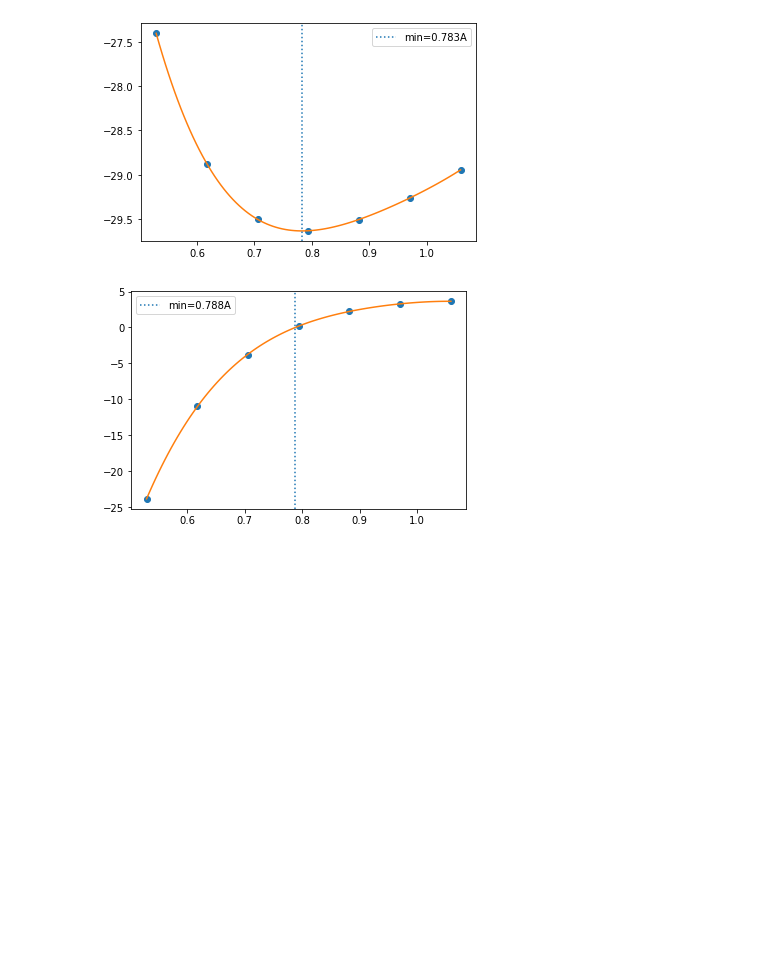
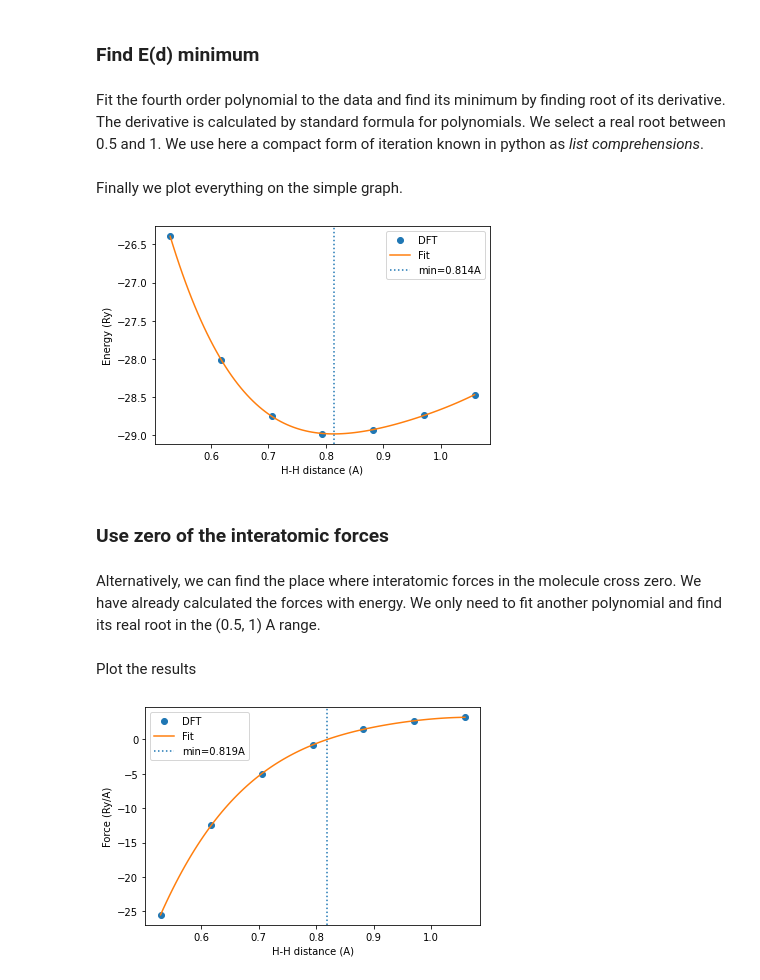
Before and after one commit to jochym/abinitio-methods, a Jupyter notebook: 01_Basic_Calculation.ipynb, the cells around one changed output. Saved outputs shown, nothing was run; the diff lists cells and outputs as text; code cells hidden in the pictures; blank space fills up the shorter version.

Commit message:
Move config of abinit to image add text to example.

```diff
--- a/01_Basic_Calculation.ipynb
+++ b/01_Basic_Calculation.ipynb
@@ -24,10 +33,11 @@ plot_atoms(H2, colors=2*['C0'], show_unit_cell=1);
 # %%
 calc = Abinit(label='h2',
-              nbands=8,
-              ecut=10 * Ry,  # !!
-              kpts=[1, 1, 1],  # !!
-              chksymbreak=0,
-              )
+              nbands=2,           # !!
+              ecut=10 * Ry,       # !!
+              kpts=[1, 1, 1],     # !!
+              toldfe=1.0e-3,      # !!
+              xc='LDA',           # try 'PBE' instead
+              pp_paths=['/usr/share/abinit/psp'], # You can add additional directories here
+              )                                   # if you have your own pseudopotentials
 
-
-calc.set(toldfe=1.0e-3)  # !!
+H2.set_calculator(calc)
@@ -68 +83,5 @@ fit = np.polyfit(EvsD[0]*Bohr, EvsD[1], 4)
+# %% [markdown]
+### Find E(d) minimum
+# %% [markdown]
+Fit the fourth order polynomial to the data and find its minimum by finding root of its derivative. The derivative is calculated by standard formula for polynomials. We select a real root between 0.5 and 1. We use here a compact form of iteration known in python as *list comprehensions*.
 # %%
@@ -70,8 +92,12 @@ mpos = [np.real(r) for r in np.roots(fit[:-1] * np.arange(4,0,-1)) if abs(np.ima
+# %% [markdown]
+Finally we plot everything on the simple graph.
 # %%
-plt.plot(EvsD[0]*Bohr, EvsD[1], "o")
-d = np.linspace(1*Bohr,2*Bohr,100)
-plt.plot(d, np.polyval(fit, d), "-")
-plt.axvline(mpos, ls=':', label=f'min={mpos:.3f}A')
-plt.legend();
+plot(EvsD[0]*Bohr, EvsD[1], "o", label='DFT')
+d = linspace(1*Bohr,2*Bohr,100)
+plot(d, np.polyval(fit, d), "-", label='Fit')
+axvline(mpos, ls=':', label=f'min={mpos:.3f}A')
+xlabel('H-H distance (A)')
+ylabel('Energy (Ry)')
+legend();
 # %% [output]
-[figure, old version]
+[figure, new version]
@@ -80,10 +104,21 @@ fit = np.polyfit(FvsD[0]*Bohr, FvsD[1], 4)
+# %% [markdown]
+### Use zero of the interatomic forces
+# %% [markdown]
+Alternatively, we can find the place where interatomic forces in the molecule cross zero. We have already calculated the forces with energy. We only need to fit another polynomial and find its real root in the (0.5, 1) A range.
 # %%
-mpos = [np.real(r) for r in np.roots(fit) if abs(np.imag(r))<1e-3][-1]
+fit = np.polyfit(FvsD[0]*Bohr, FvsD[1], 4)
+
+mpos = [np.real(r) for r in np.roots(fit)
+        if abs(np.imag(r))<1e-3 and real(r) < 1 and real(r) > 0.5][0]
+# %% [markdown]
+Plot the results
 # %%
-plt.plot(FvsD[0]*Bohr, FvsD[1], "o")
-d = np.linspace(1*Bohr,2*Bohr,100)
-plt.plot(d, np.polyval(fit, d), "-")
-plt.axvline(mpos, ls=':', label=f'min={mpos:.3f}A')
-plt.legend();
+plot(FvsD[0]*Bohr, FvsD[1], "o", label="DFT")
+d = linspace(1*Bohr,2*Bohr,100)
+plot(d, np.polyval(fit, d), "-", label="Fit")
+axvline(mpos, ls=':', label=f'min={mpos:.3f}A')
+xlabel('H-H distance (A)')
+ylabel('Force (Ry/A)')
+legend();
 # %% [output]
-[figure, old version]
+[figure, new version]
```
Also changed, not shown: parts of 22 cells of this notebook, 10 other files.
